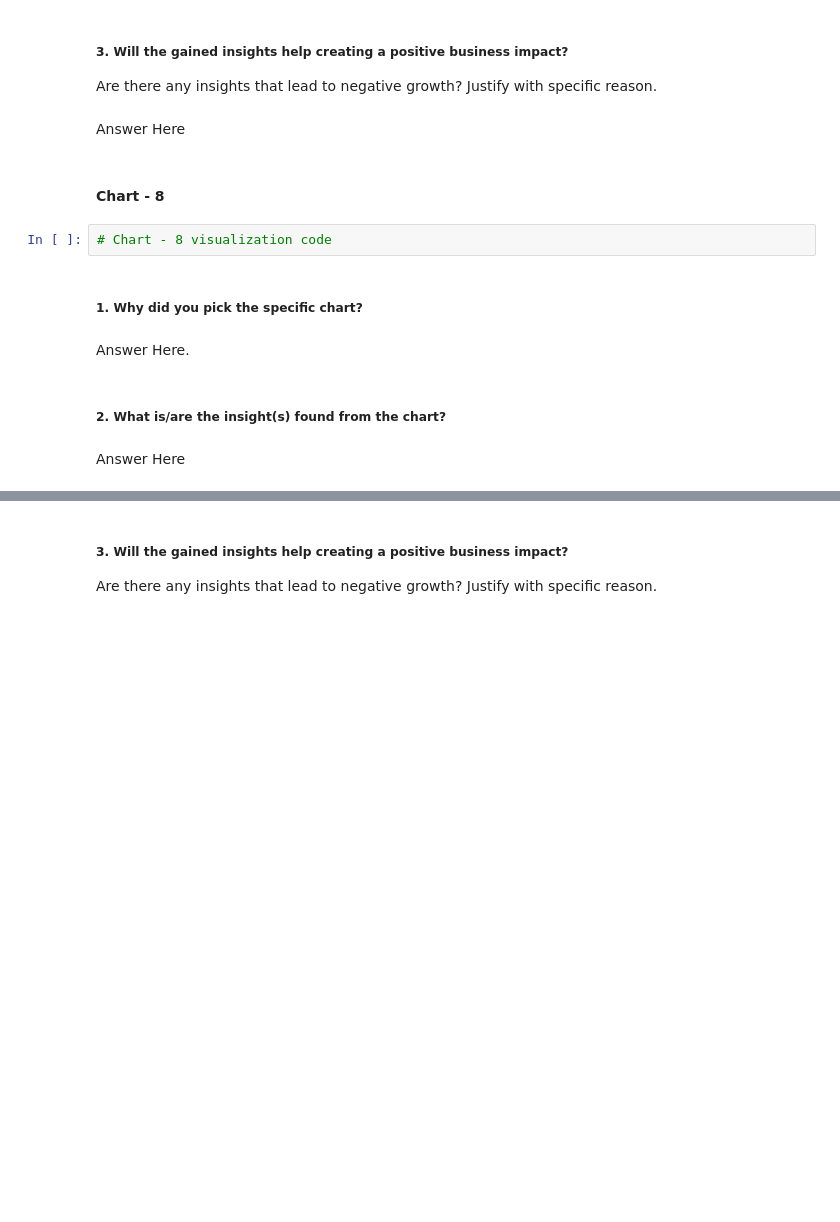
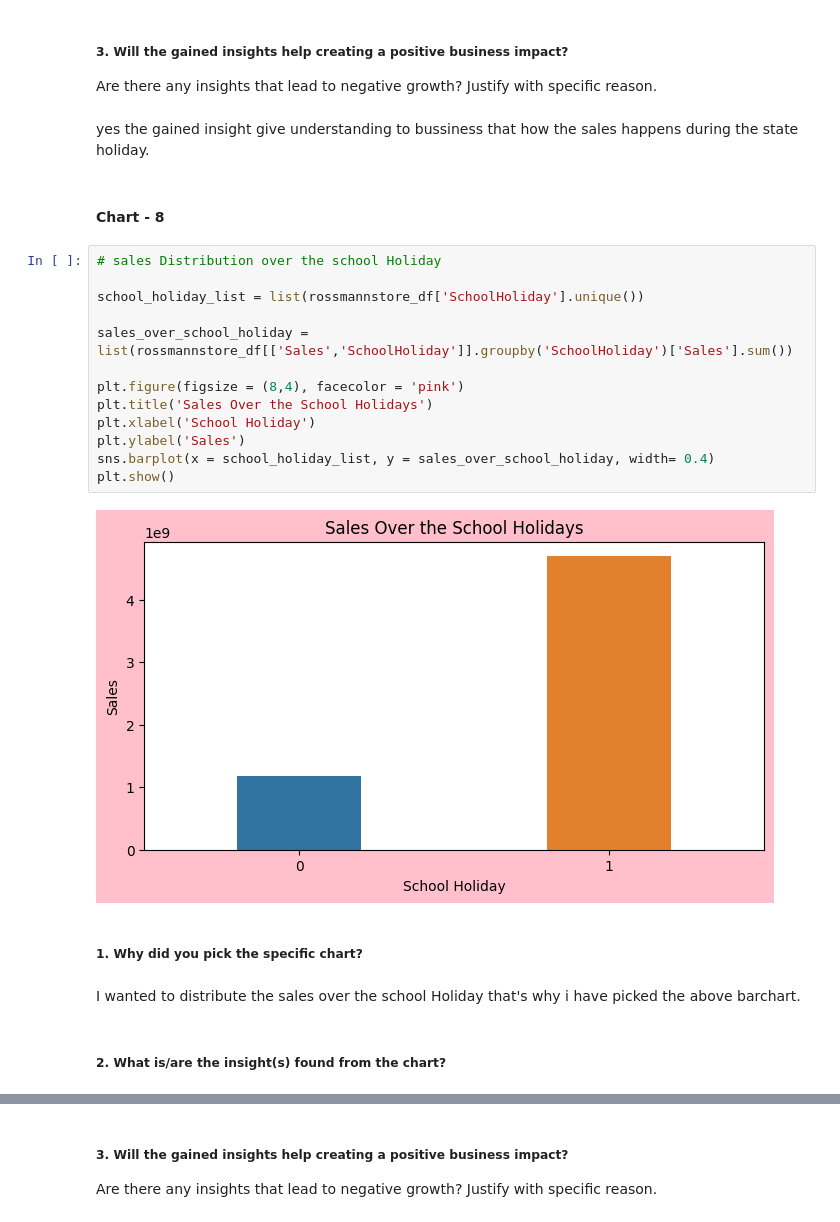
Before and after one commit to hmarathe420/Retail_Sales_Prediction, a Jupyter notebook: Retail_Sales_Prediction.ipynb, the cells around one changed output, grey strips where cells are left out. Saved outputs shown, nothing was run; the diff lists cells and outputs as text; blank space fills up the shorter version.

```diff
--- a/Retail_Sales_Prediction.ipynb
+++ b/Retail_Sales_Prediction.ipynb
@@ -611,17 +646,28 @@ Answer Here
 # %% [markdown]
 ##### 3. Will the gained insights help creating a positive business impact?
 Are there any insights that lead to negative growth? Justify with specific reason.
-# %% [markdown]
-Answer Here
+# %% [markdown]
+yes the gained insight give understanding to bussiness that how the sales happens during the state holiday.
 # %% [markdown]
 #### Chart - 8
-# %%
-# Chart - 8 visualization code
+# %%
+# sales Distribution over the school Holiday
+
+school_holiday_list = list(rossmannstore_df['SchoolHoliday'].unique())
+
+sales_over_school_holiday = list(rossmannstore_df[['Sales','SchoolHoliday']].groupby('SchoolHoliday')['Sales'].sum())
+
+plt.figure(figsize = (8,4), facecolor = 'pink')
+plt.title('Sales Over the School Holidays')
+plt.xlabel('School Holiday')
+plt.ylabel('Sales')
+sns.barplot(x = school_holiday_list, y = sales_over_school_holiday, width= 0.4)
+plt.show()
+# %% [output]
+[figure, added]
 # %% [markdown]
 ##### 1. Why did you pick the specific chart?
-# %% [markdown]
-Answer Here.
+# %% [markdown]
+I wanted to distribute the sales over the school Holiday that's why i have picked the above barchart.
 # %% [markdown]
 ##### 2. What is/are the insight(s) found from the chart?
-# %% [markdown]
-Answer Here
```
Also changed, not shown: parts of 23 cells of this notebook.
